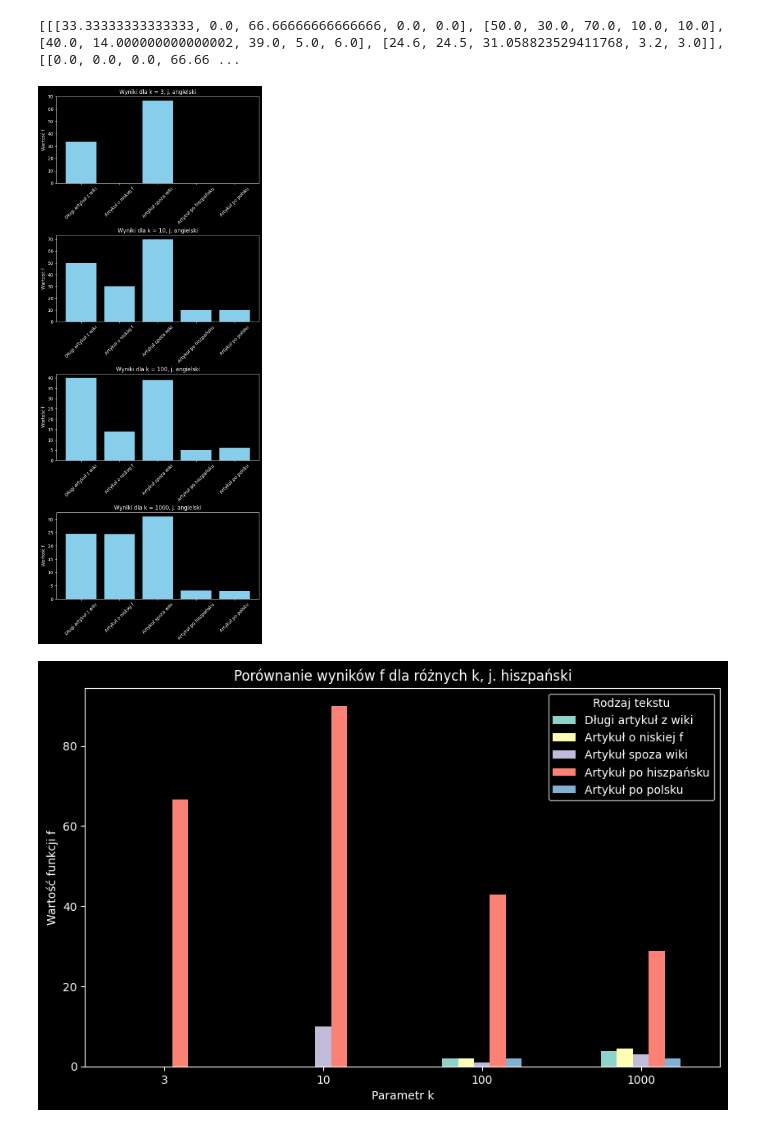
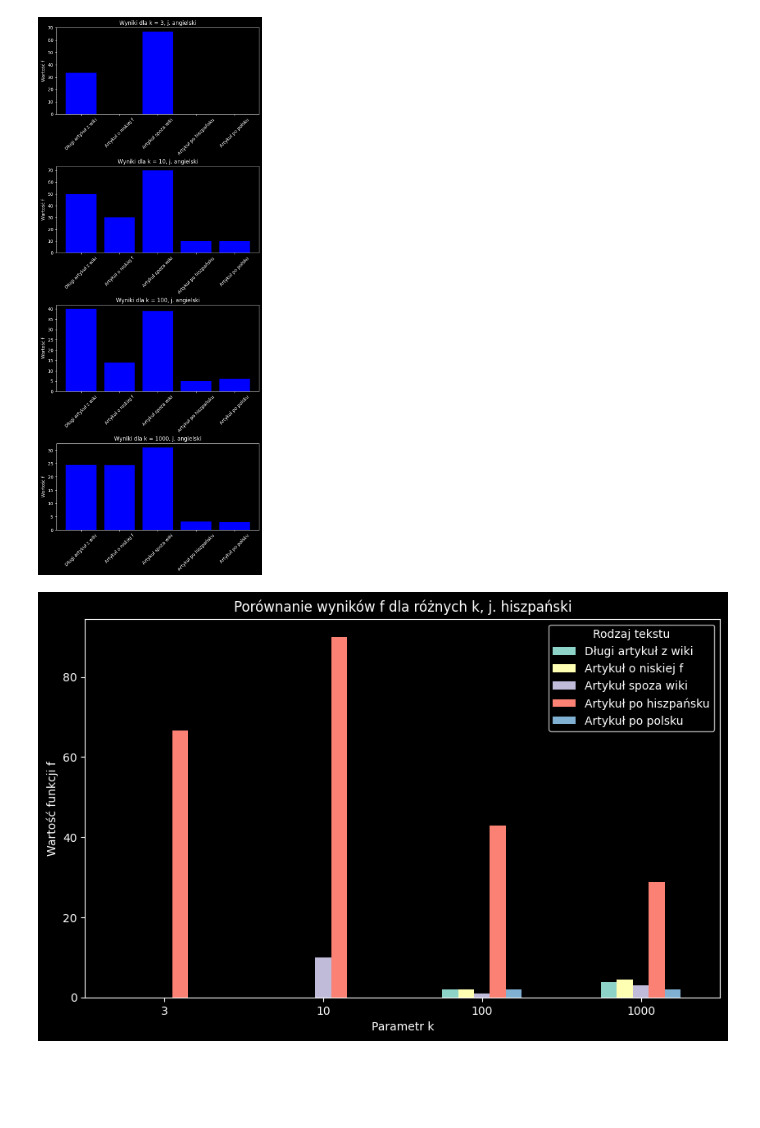
Before and after one commit to mkarwik/python-zaliczenie, a Jupyter notebook: analysis/analysis.ipynb, the cells around one changed output. Drawn from its saved outputs; the diff is of its cells as text; code cells hidden in the pictures; blank space fills up the shorter version.

```diff
--- a/analysis/analysis.ipynb
+++ b/analysis/analysis.ipynb
@@ -8,8 +10,8 @@ import wordfreq
 from collections import Counter
 from wordfreq import top_n_list
 
-current_file_path = os.path.dirname(os.getcwd())
-json_path = os.path.join(current_file_path, 'word-counts.json')
+current_file_path = os.getcwd()
+json_path = os.path.join(current_file_path, 'long-eng.json')
 low_eng_path = os.path.join(current_file_path, 'low-eng.json')
 non_wiki_path = os.path.join(current_file_path, 'non-wiki-eng.json')
 spanish_path = os.path.join(current_file_path, 'spanish.json')
@@ -69,9 +72,6 @@ for i in range (0, len(languages)):
         f_5_polish = f(polish_dict, lang, k_case)
         y = [f_1_long_art, f_2_eng_low, f_3_non_wiki, f_4_spanish, f_5_polish]
         wyniki[i].append(y)
-print(wyniki)
 wyniki_eng = wyniki[0]
+wyniki_esp = wyniki[1]
 wyniki_pol = wyniki[2]
-wyniki_esp = wyniki[1]
-# %% [output]
-[[[33.33333333333333, 0.0, 66.66666666666666, 0.0, 0.0], [50.0, 30.0, 70.0, 10.0, 10.0], [40.0, 14.000000000000002, 39.0, 5.0, 6.0], [24.6, 24.5, 31.058823529411768, 3.2, 3.0]], [[0.0, 0.0, 0.0, 66.66 ...
@@ -78,16 +80,16 @@ wyniki_esp = wyniki[1]
 # %%
 import matplotlib.pyplot as plt
 
 fig, axs = plt.subplots(len(wyniki_eng), 1, figsize=(8, 20))
 x_podpisy = ['Długi artykuł z wiki', 'Artykuł o niskiej f', 'Artykuł spoza wiki', 'Artykuł po hiszpańsku', 'Artykuł po polsku']
 
 for i in range(0, len(wyniki[0])):
-    axs[i].bar(x_podpisy, wyniki_eng[i], color='skyblue')
+    axs[i].bar(x_podpisy, wyniki_eng[i], color='blue')
     axs[i].set_title(f"Wyniki dla k = {k_range[i]}, j. angielski")
     axs[i].set_ylabel("Wartość f")
     axs[i].tick_params(axis='x', rotation=45)
 
 plt.subplots_adjust(hspace=0.6)
 plt.show()
 # %% [output]
-[figure, old version]
+[figure, new version]
```
Also changed, not shown: parts of 13 cells of this notebook, 4 other files.
